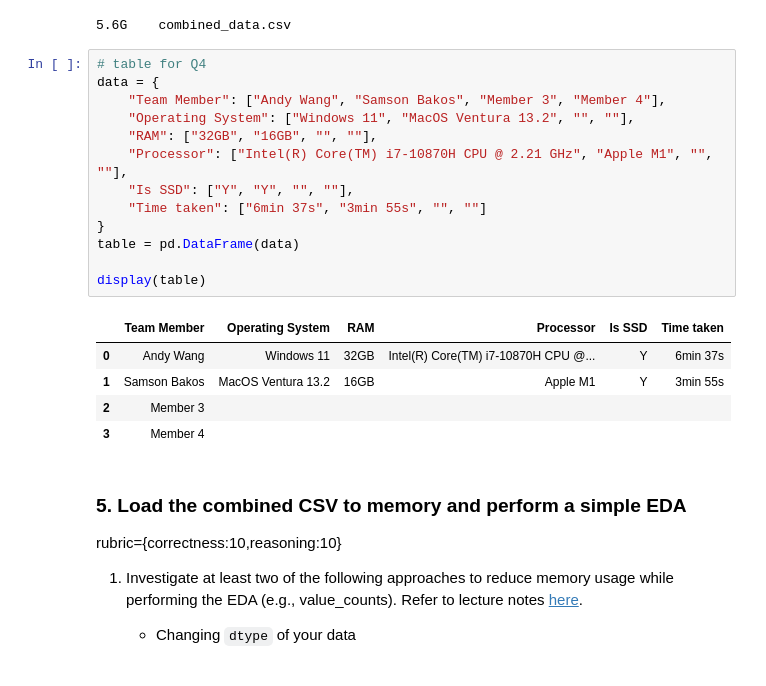
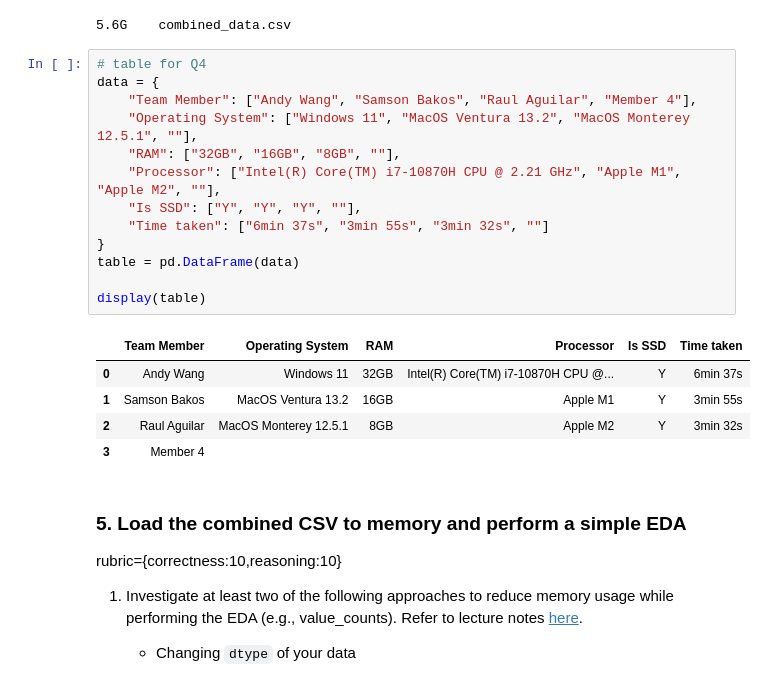
Before and after one commit to UBC-MDS/525_group_3, a Jupyter notebook: notebooks/milestone_1.ipynb, the cells around one changed output. Saved outputs shown, nothing was run; the diff lists cells and outputs as text.

```diff
--- a/notebooks/milestone_1.ipynb
+++ b/notebooks/milestone_1.ipynb
@@ -186,21 +190,21 @@ du -sh combined_data.csv
 # %%
 # table for Q4
 data = {
-    "Team Member": ["Andy Wang", "Samson Bakos", "Member 3", "Member 4"],
-    "Operating System": ["Windows 11", "MacOS Ventura 13.2", "", ""],
-    "RAM": ["32GB", "16GB", "", ""],
-    "Processor": ["Intel(R) Core(TM) i7-10870H CPU @ 2.21 GHz", "Apple M1", "", ""],
-    "Is SSD": ["Y", "Y", "", ""],
-    "Time taken": ["6min 37s", "3min 55s", "", ""]
+    "Team Member": ["Andy Wang", "Samson Bakos", "Raul Aguilar", "Member 4"],
+    "Operating System": ["Windows 11", "MacOS Ventura 13.2", "MacOS Monterey 12.5.1", ""],
+    "RAM": ["32GB", "16GB", "8GB", ""],
+    "Processor": ["Intel(R) Core(TM) i7-10870H CPU @ 2.21 GHz", "Apple M1", "Apple M2", ""],
+    "Is SSD": ["Y", "Y", "Y", ""],
+    "Time taken": ["6min 37s", "3min 55s", "3min 32s", ""]
 }
 table = pd.DataFrame(data)
 
 display(table)
 # %% [output]
 |  | Team Member | Operating System | RAM | Processor | Is SSD | Time taken |
 | 0 | Andy Wang | Windows 11 | 32GB | Intel(R) Core(TM) i7-10870H CPU @... | Y | 6min 37s |
 | 1 | Samson Bakos | MacOS Ventura 13.2 | 16GB | Apple M1 | Y | 3min 55s |
-| 2 | Member 3 |  |  |  |  |  |
+| 2 | Raul Aguilar | MacOS Monterey 12.5.1 | 8GB | Apple M2 | Y | 3min 32s |
 | 3 | Member 4 |  |  |  |  |  |
 # %% [markdown]
 
```
Also changed, not shown: parts of 24 cells of this notebook.
